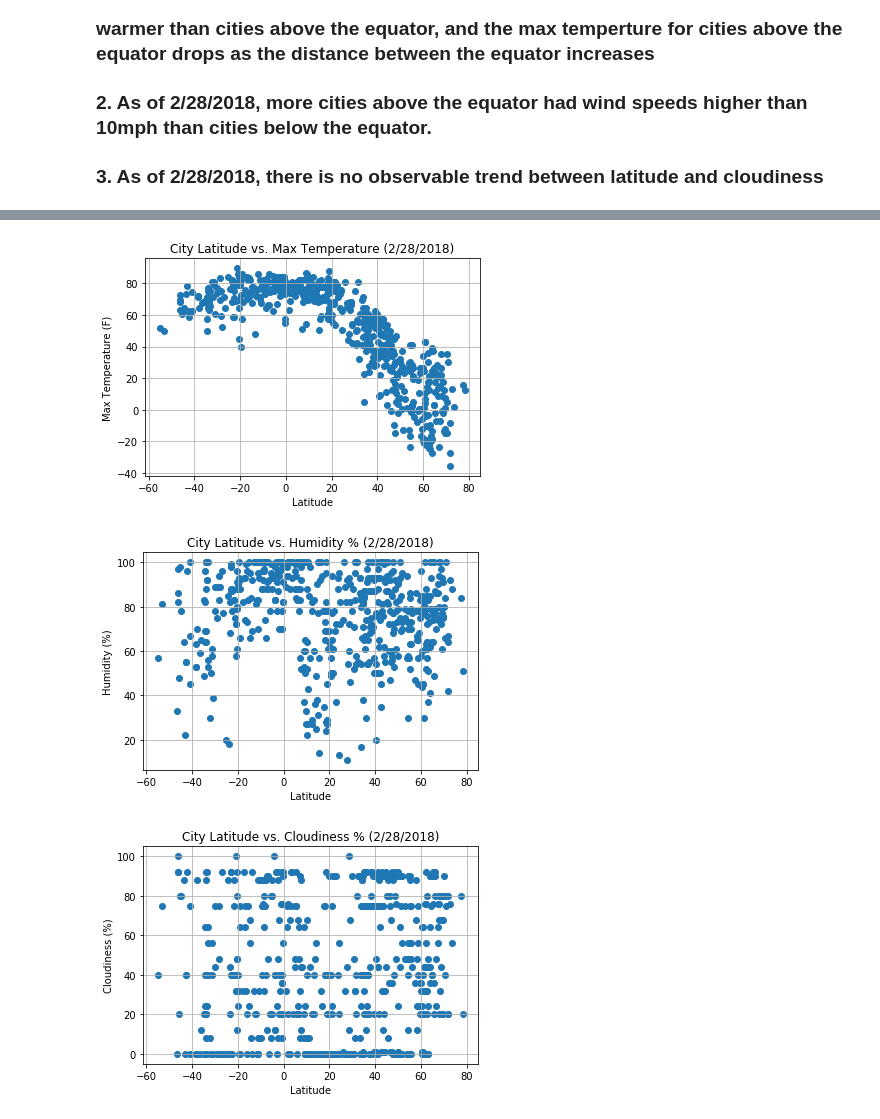
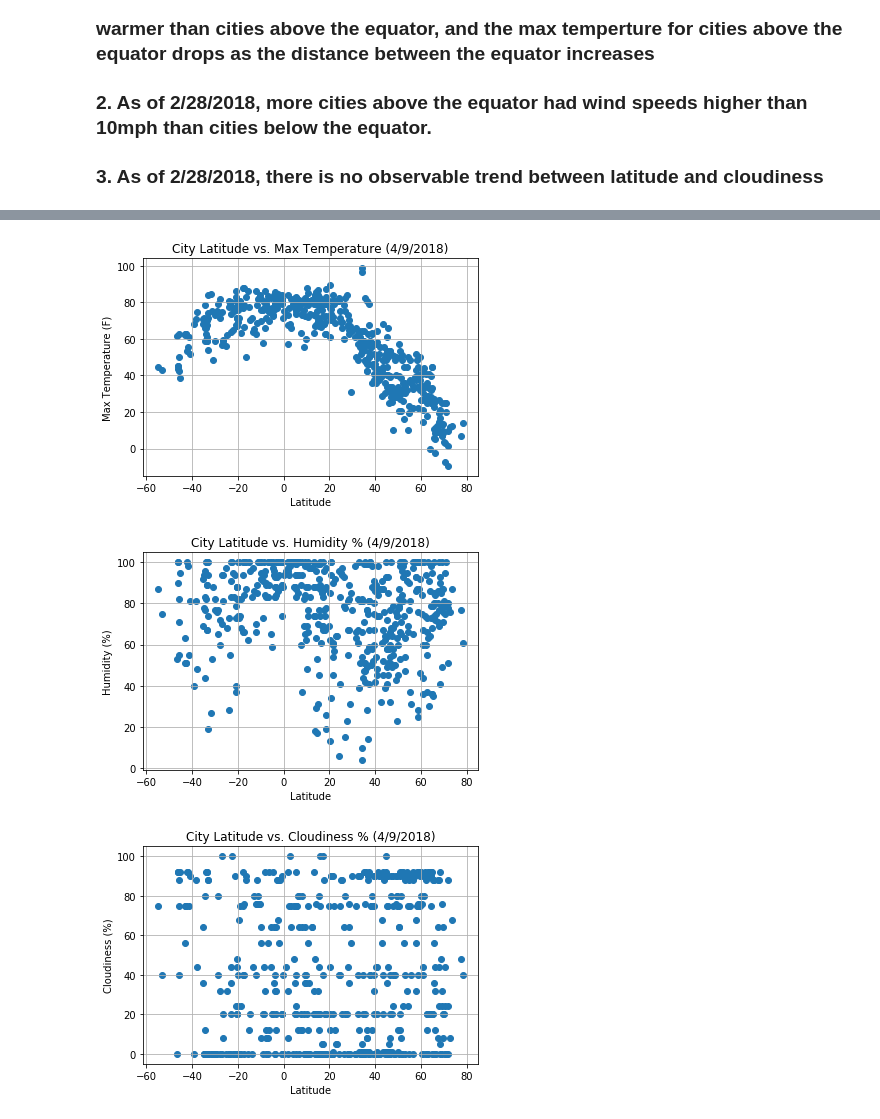
Before and after one commit to jelizalo/DataScienceHW, a Jupyter notebook: WeatherPy/WeatherPy.ipynb, the cells around one changed output, grey strips where cells are left out. Drawn from its saved outputs; the diff is of its cells as text; code cells hidden in the pictures.

```diff
--- a/WeatherPy/WeatherPy.ipynb
+++ b/WeatherPy/WeatherPy.ipynb
@@ -114,36 +114,36 @@ city_weather_pd.to_csv('WeatherData.csv')
 # %%
 # Temperature (F) vs. Latitude Scatterplot
 plt.scatter(city_weather_pd["Lat"], city_weather_pd["Max Temp"], marker="o")
-plt.title("City Latitude vs. Max Temperature (2/28/2018)")
+plt.title("City Latitude vs. Max Temperature (4/9/2018)")
 plt.xlabel("Latitude")
 plt.ylabel("Max Temperature (F)")
 plt.grid()
 plt.show()
 plt.savefig("lat_vs_maxtemp.png")
 # %% [output]
-[figure, old version]
+[figure, new version]
 # %%
 # Humidity (%) vs. Latitude
 plt.scatter(city_weather_pd["Lat"], city_weather_pd["Humidity"], marker="o")
-plt.title("City Latitude vs. Humidity % (2/28/2018)")
+plt.title("City Latitude vs. Humidity % (4/9/2018)")
 plt.xlabel("Latitude")
 plt.ylabel("Humidity (%)")
 plt.grid()
 plt.show()
 plt.savefig("lat_vs_humidity.png")
 # %% [output]
-[figure, old version]
+[figure, new version]
 # %%
 # Cloudiness (%) vs. Latitude
 plt.scatter(city_weather_pd["Lat"], city_weather_pd["Cloudiness"], marker="o")
-plt.title("City Latitude vs. Cloudiness % (2/28/2018)")
+plt.title("City Latitude vs. Cloudiness % (4/9/2018)")
 plt.xlabel("Latitude")
 plt.ylabel("Cloudiness (%)")
 plt.grid()
 plt.show()
 plt.savefig("lat_vs_cloudiness.png")
 # %% [output]
-[figure, old version]
+[figure, new version]
 # %%
 # Wind Speed (mph) vs. Latitude
 plt.scatter(city_weather_pd["Lat"], city_weather_pd["Wind Speed"], marker="o")
```
Also changed, not shown: parts of 3 cells of this notebook, 19 other files.
